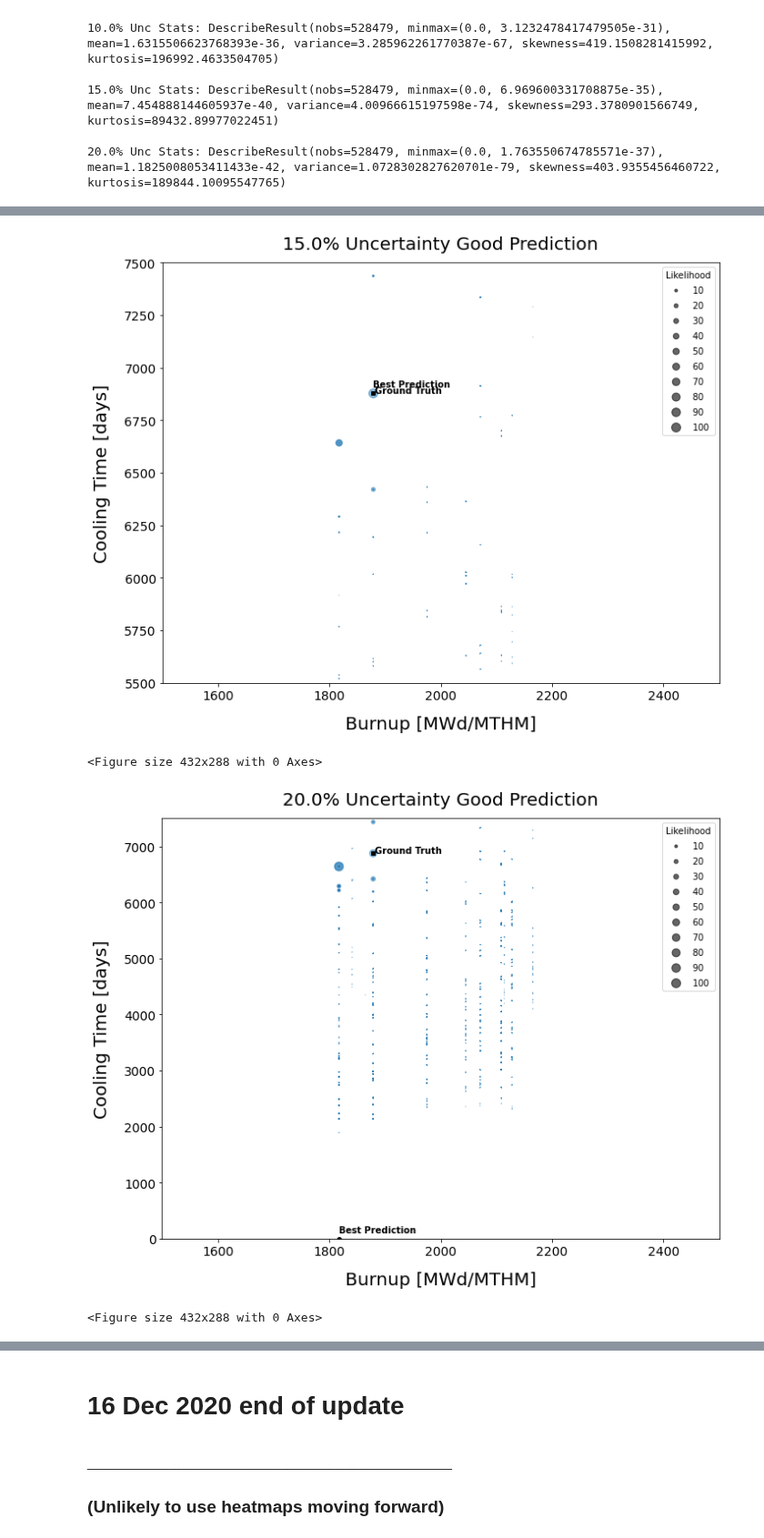
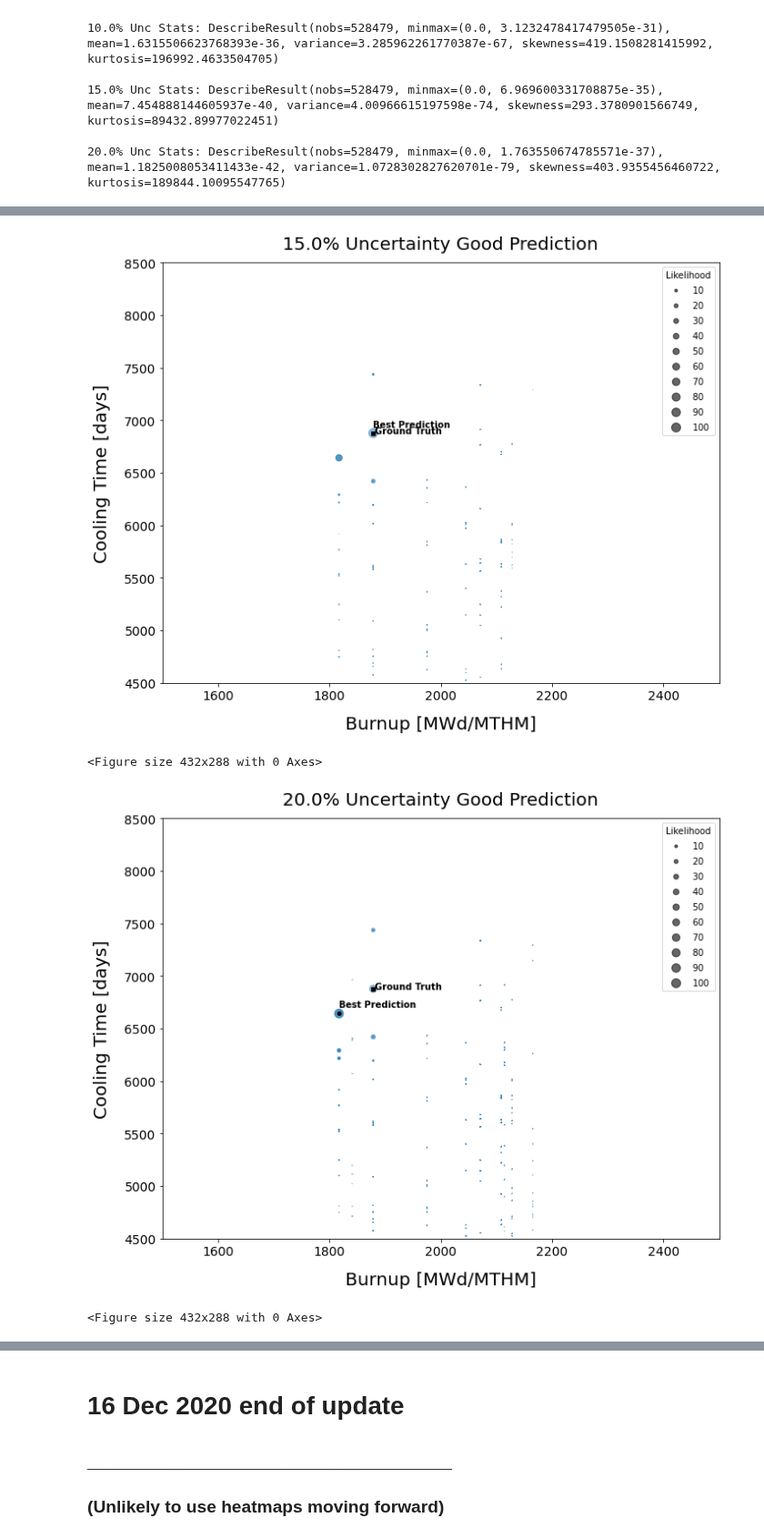
Before and after one commit to opotowsky/like-me-fuel, a Jupyter notebook: jupyter_notebooks/full_likelihood_calcs_train_cases.ipynb, the cells around one changed output, grey strips where cells are left out. Shown at 91% size. Cells and saved outputs as stored; diff of their text form; code cells hidden in the pictures.

Commit message:
after adding the drop to drop the test case calc from the db, needed to switch all the ilocs to locs for idxmax. everything now works as expected

```diff
--- a/jupyter_notebooks/full_likelihood_calcs_train_cases.ipynb
+++ b/jupyter_notebooks/full_likelihood_calcs_train_cases.ipynb
@@ -38,9 +38,6 @@ for i, unc_job in enumerate(job_dirs):
     else:
         ll['good']['LLunc'+str(uncs[i])] = pd.read_csv(results + 'train_good/' + csv)['LL']
         ll['bad']['LLunc'+str(uncs[i])] = pd.read_csv(results + 'train_bad/' + csv)['LL']
-
-ll['good'].drop(gidx, inplace=True)
-ll['bad'].drop(bidx, inplace=True)
 # %%
 ll['bad'].columns
 # %% [output]
@@ -83,6 +80,9 @@ pred_b = pd.read_pickle('train_pred_bad.pkl')
 
 gidx = 470037
 bidx = 230410
+ll['good'] = ll['good'].drop(gidx)
+ll['bad'] = ll['bad'].drop(bidx)
+
 pred_g#[to_print]
 # %% [output]
 |  | sim_idx | pred_idx | MaxLogLL | AvgPowerDensity | pred_AvgPowerDensity | ModDensity | pred_ModDensity | ... |
@@ -198,8 +202,8 @@ def scatterme(g_or_b, XYZ, title, zname, vmin, vmax, xlims, ylims):
     scatter = ax.scatter(x, y, s=100*z, alpha=0.5)
 
     imax = XYZ[zname].idxmax()
-    xpr = XYZ['Burnup'].iloc[imax]
-    ypr = XYZ['CoolingTime'].iloc[imax]
+    xpr = XYZ['Burnup'].loc[imax]
+    ypr = XYZ['CoolingTime'].loc[imax]
     plt.plot([xpr], [ypr], marker='o', markersize=4, color="black")
     ax.annotate('Best Prediction', (xpr, ypr), weight='bold', xytext=(0, 7), textcoords='offset points')
     plt.plot([xtr], [ytr], marker='s', markersize=4, color="black")
@@ -223,7 +227,7 @@ def scatterme(g_or_b, XYZ, title, zname, vmin, vmax, xlims, ylims):
 xlims = {'g' : [1500, 2500],
          'b' : [5250, 7250]
          }
-ylims = {'g' : [5500, 7500],
+ylims = {'g' : [4500, 8500],
          'b' : [0, 1000]
          }
 # %%
@@ -232,9 +236,5 @@ for i, unc in enumerate(uncs[0:4]):
     title = str(unc*100) + '% Uncertainty'
     vmin = 0#stat_good['unc' + str(unc)].mean
     vmax = stat_good['unc' + str(unc)].minmax[1]
-    if i == 3:
-        ylims = {'g' : [0, 7500],
-                 'b' : [0, 1000]
-                 }
     scatterme('g', ll['good'][['Burnup', 'CoolingTime', zname]], title, zname, vmin, vmax, xlims, ylims)
 # %% [output]
@@ -244,7 +244,7 @@ for i, unc in enumerate(uncs[0:4]):
 <Figure size 432x288 with 0 Axes>
-[figure, old version]
+[figure, new version]
 <Figure size 432x288 with 0 Axes>
-[figure, old version]
+[figure, new version]
 <Figure size 432x288 with 0 Axes>
 # %%
 for i, unc in enumerate(uncs[0:4]):
```
Also changed, not shown: parts of 5 cells of this notebook.
